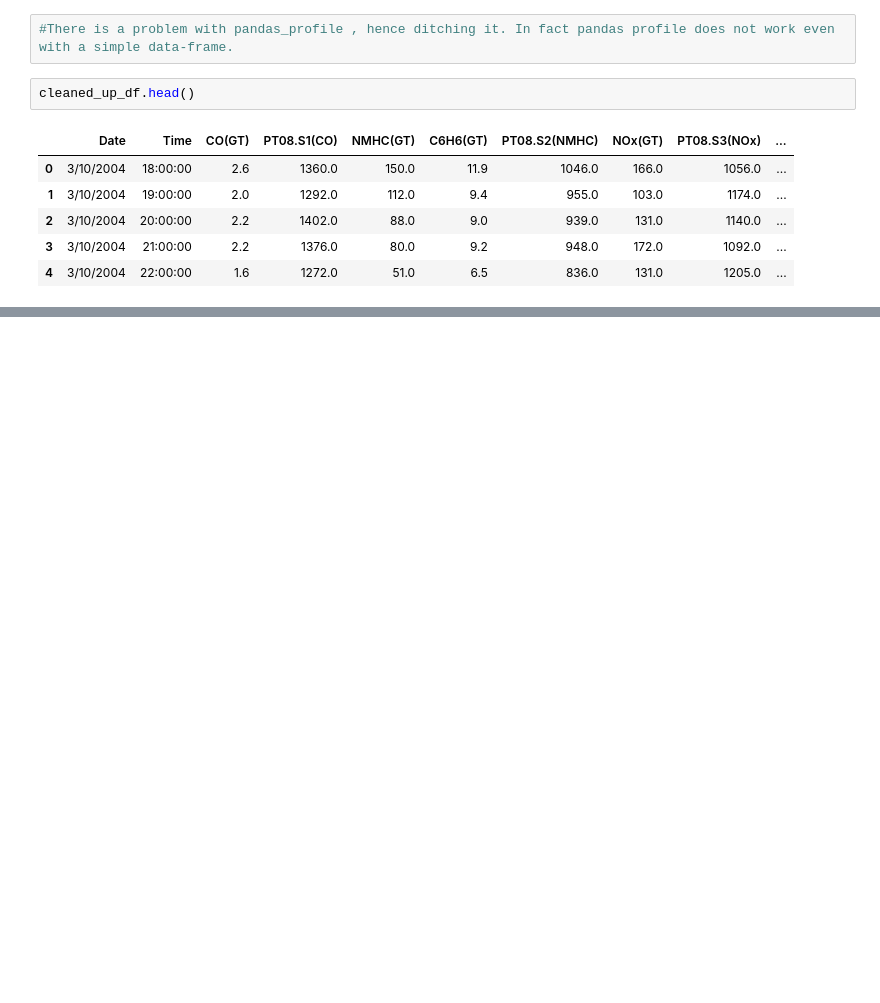
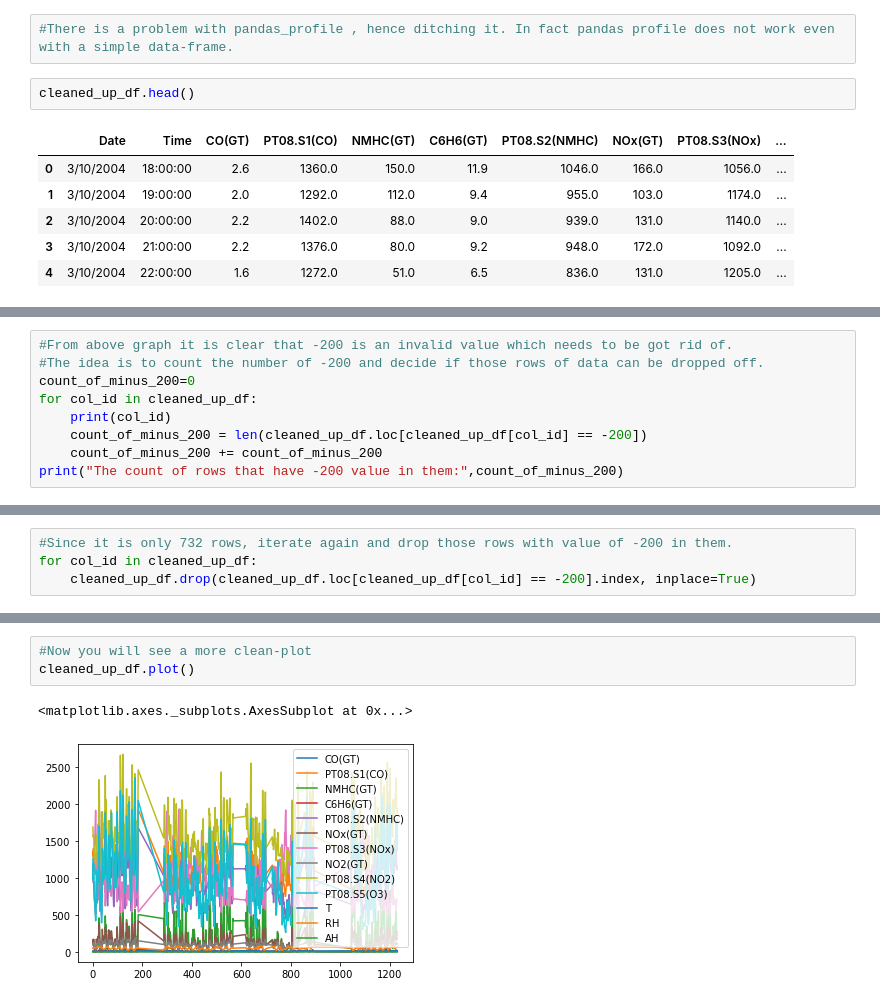
Before and after one commit to sateesh12/bin_utils, a Jupyter notebook: AQI_Analysis.ipynb, the cells around one changed output, grey strips where cells are left out. Cells and saved outputs as stored; diff of their text form; blank space fills up the shorter version.

Commit message:
Removed all -200 data-points.

```diff
--- a/AQI_Analysis.ipynb
+++ b/AQI_Analysis.ipynb
@@ -204,0 +219,9 @@ plt.show()
+# %%
+#From above graph it is clear that -200 is an invalid value which needs to be got rid of.
+#The idea is to count the number of -200 and decide if those rows of data can be dropped off.
+count_of_minus_200=0
+for col_id in cleaned_up_df:
+    print(col_id)
+    count_of_minus_200 = len(cleaned_up_df.loc[cleaned_up_df[col_id] == -200])
+    count_of_minus_200 += count_of_minus_200
+print("The count of rows that have -200 value in them:",count_of_minus_200)
@@ -204,0 +245,4 @@ plt.show()
+# %%
+#Since it is only 732 rows, iterate again and drop those rows with value of -200 in them.
+for col_id in cleaned_up_df:
+    cleaned_up_df.drop(cleaned_up_df.loc[cleaned_up_df[col_id] == -200].index, inplace=True)
@@ -204,0 +274,6 @@ plt.show()
+# %%
+#Now you will see a more clean-plot
+cleaned_up_df.plot()
+# %% [output]
+<matplotlib.axes._subplots.AxesSubplot at 0x...>
+[figure, added]
```
Also changed, not shown: parts of 7 cells of this notebook.
